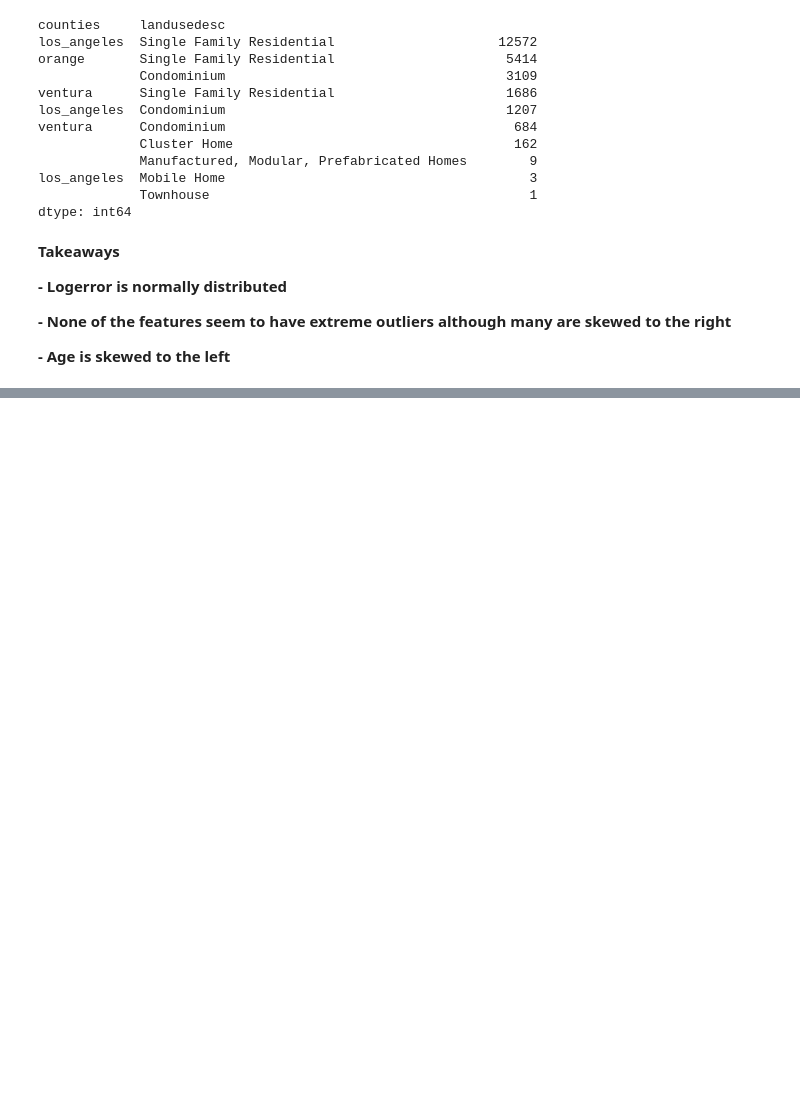
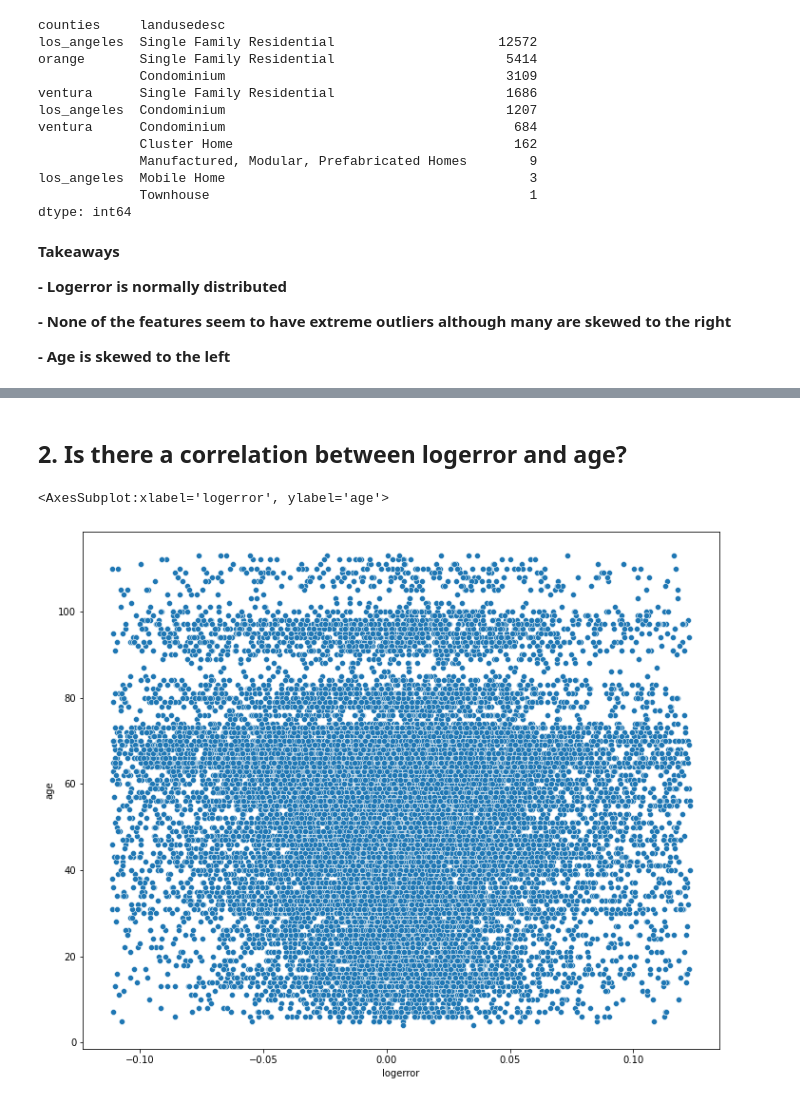
Before and after one commit to lainslie-18/clustering-exercises, a Jupyter notebook: explore_zillow.ipynb, the cells around one changed output, grey strips where cells are left out. Cells and saved outputs as stored; diff of their text form; code cells hidden in the pictures; blank space fills up the shorter version.

```diff
--- a/explore_zillow.ipynb
+++ b/explore_zillow.ipynb
@@ -100,0 +110,8 @@ print(13783/2541)
+# %% [markdown]
+## 2. Is there a correlation between logerror and age?
+# %%
+plt.figure(figsize=(12,10))
+sns.scatterplot(data=train, x='logerror', y='age')
+# %% [output]
+<AxesSubplot:xlabel='logerror', ylabel='age'>
+[figure, added]
```
Also changed, not shown: parts of 29 cells of this notebook, 4 other files.
